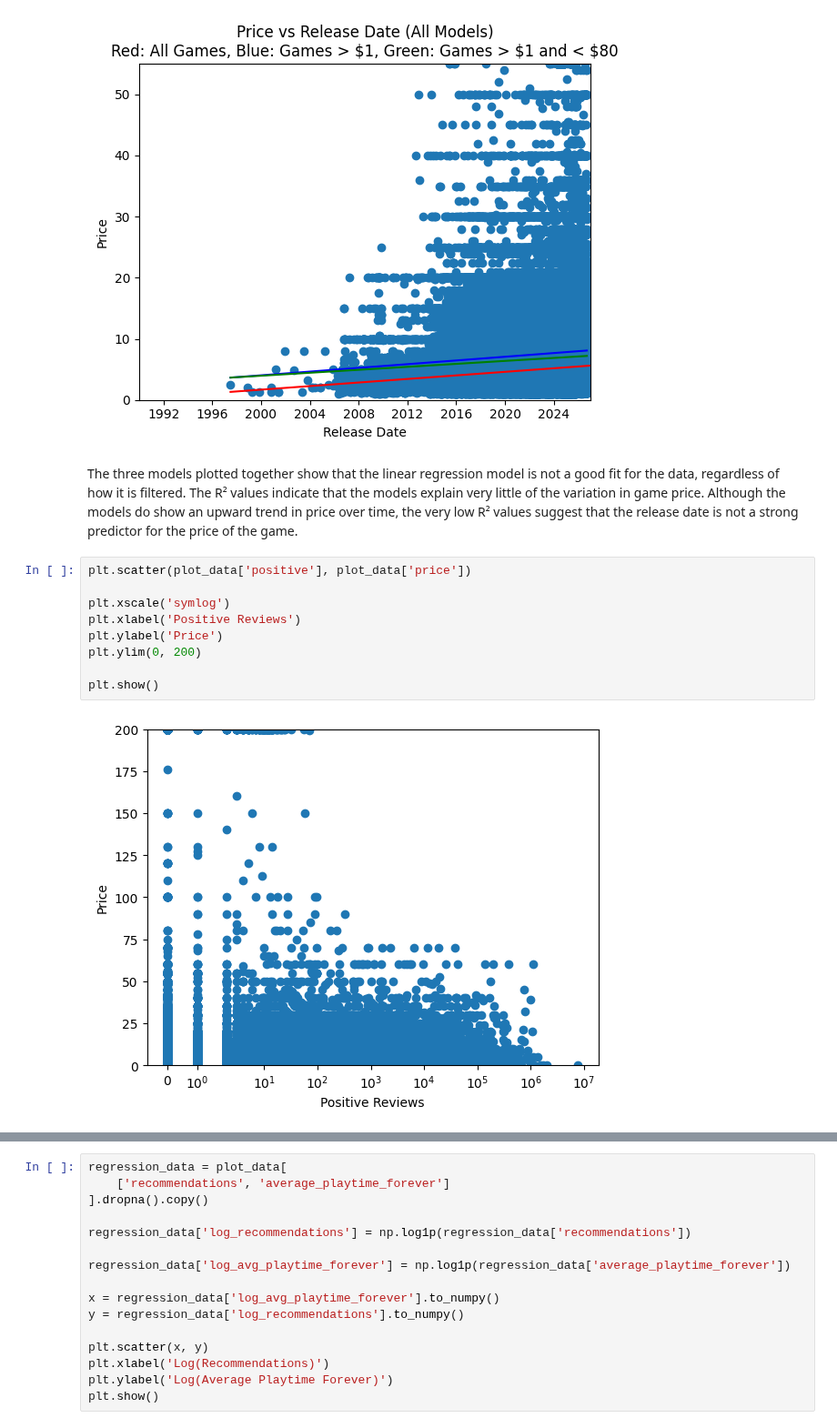
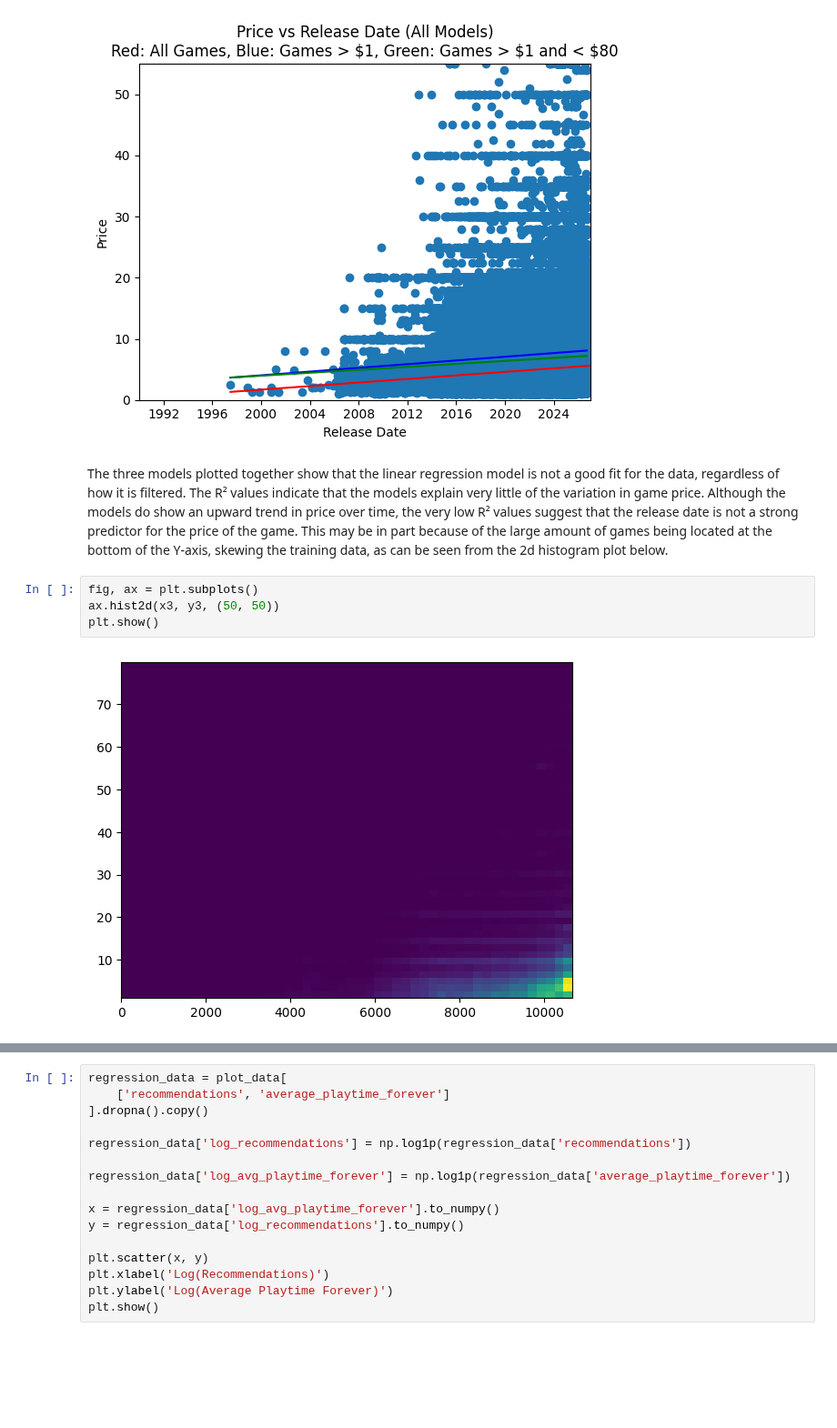
Before and after one commit to Angry3vilbot/DataScienceY4, a Jupyter notebook: SteamGames/steam_linear_regression.ipynb, the cells around one changed output, grey strips where cells are left out. Shown at 91% size. Cells and saved outputs as stored; diff of their text form; blank space fills up the shorter version.

```diff
--- a/steam_linear_regression.ipynb
+++ b/SteamGames/steam_linear_regression.ipynb
@@ -175,18 +177,13 @@ plt.show()
 # %% [output]
 [figure]
 # %% [markdown]
-The three models plotted together show that the linear regression model is not a good fit for the data, regardless of how it is filtered. The R² values indicate that the models explain very little of the variation in game price. Although the models do show an upward trend in price over time, the very low R² values suggest that the release date is not a strong predictor for the price of the game.
+The three models plotted together show that the linear regression model is not a good fit for the data, regardless of how it is filtered. The R² values indicate that the models explain very little of the variation in game price. Although the models do show an upward trend in price over time, the very low R² values suggest that the release date is not a strong predictor for the price of the game. This may be in part because of the large amount of games being located at the bottom of the Y-axis, skewing the training data, as can be seen from the 2d histogram plot below.
-# %%
-plt.scatter(plot_data['positive'], plot_data['price'])
-
-plt.xscale('symlog')
-plt.xlabel('Positive Reviews')
-plt.ylabel('Price')
-plt.ylim(0, 200)
-
-plt.show()
-# %% [output]
-[figure, removed]
+# %%
+fig, ax = plt.subplots()
+ax.hist2d(x3, y3, (50, 50))
+plt.show()
+# %% [output]
+[figure, added]
 # %%
 plt.scatter(plot_data['recommendations'], plot_data['average_playtime_forever'])
 
```
Also changed, not shown: parts of 5 cells of this notebook, 9 other files.
